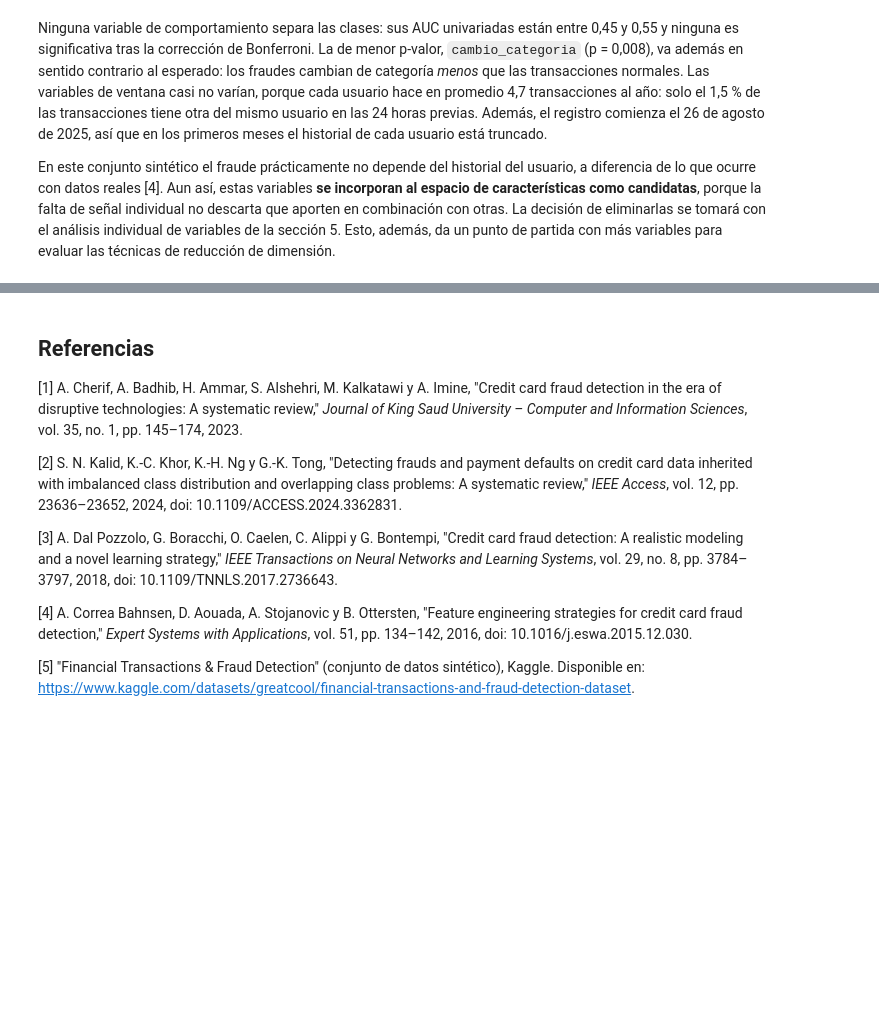
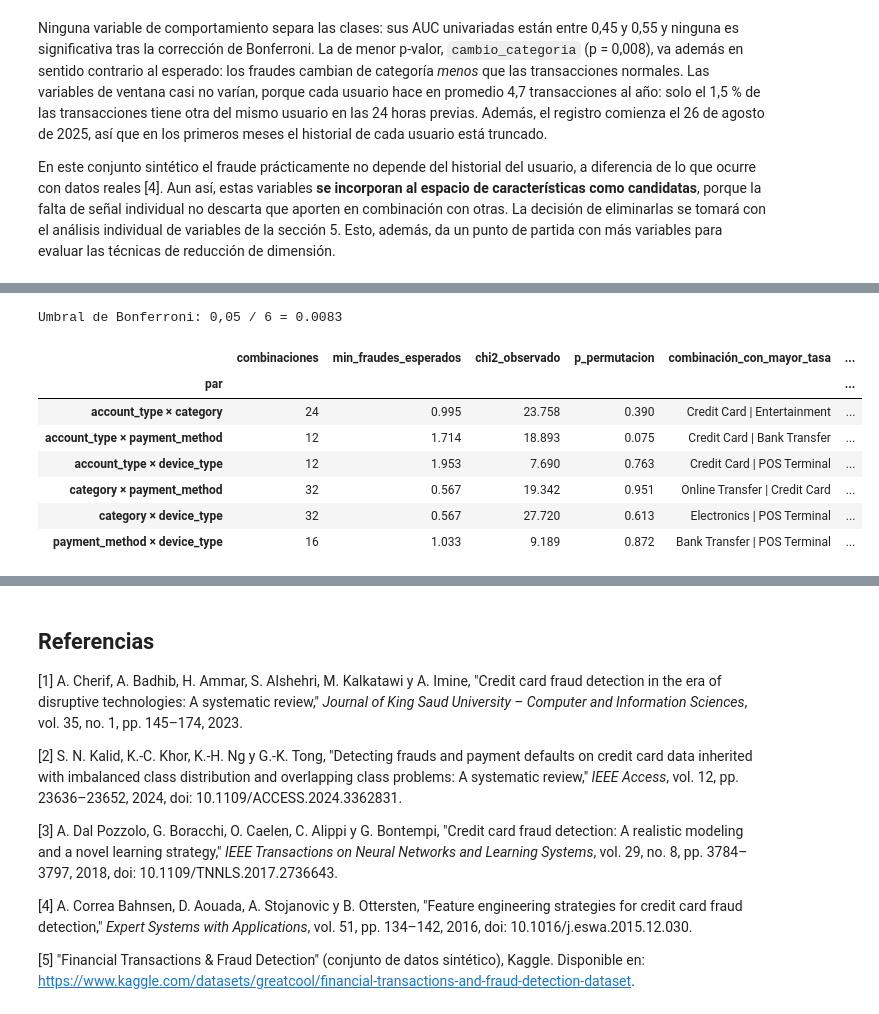
Before and after one commit to SamuelPuerta/FinancialTransactions-FraudDetection-Model, a Jupyter notebook: notebooks/01_descripcion_problema.ipynb, the cells around one changed output, grey strips where cells are left out. Cells and saved outputs as stored; diff of their text form; code cells hidden in the pictures; blank space fills up the shorter version.

```diff
--- a/notebooks/01_descripcion_problema.ipynb
+++ b/notebooks/01_descripcion_problema.ipynb
@@ -673,0 +842,33 @@ En este conjunto sintético el fraude prácticamente no depende del historial de
+# %%
+PARES = [
+    ("account_type", "category"), ("account_type", "payment_method"), ("account_type", "device_type"),
+    ("category", "payment_method"), ("category", "device_type"), ("payment_method", "device_type"),
+]
+filas = []
+for a, b in PARES:
+    df["_par"] = df[a] + " | " + df[b]
+    observado, p = prueba_permutacion("_par", permutaciones=2000)
+    tasa = df.groupby("_par")["is_fraud"].agg(["mean", "size"]).sort_values("mean")
+    filas.append({
+        "par": f"{a} × {b}",
+        "combinaciones": len(tasa),
+        "min_fraudes_esperados": (tasa["size"] * df["is_fraud"].mean()).min(),
+        "chi2_observado": observado,
+        "p_permutacion": p,
+        "combinación_con_mayor_tasa": tasa.index[-1],
+        "tasa_máxima_%": 100 * tasa["mean"].iloc[-1],
+        "n_combinación": tasa["size"].iloc[-1],
+    })
+df = df.drop(columns="_par")
+print(f"Umbral de Bonferroni: 0,05 / {len(PARES)} = {0.05 / len(PARES):.4f}")
+pd.DataFrame(filas).set_index("par")
+# %% [output]
+Umbral de Bonferroni: 0,05 / 6 = 0.0083
+|  | combinaciones | min_fraudes_esperados | chi2_observado | p_permutacion | combinación_con_mayor_tasa | ... |
+| par |  |  |  |  |  | ... |
+| account_type × category | 24 | 0.995 | 23.758 | 0.390 | Credit Card | Entertainment | ... |
+| account_type × payment_method | 12 | 1.714 | 18.893 | 0.075 | Credit Card | Bank Transfer | ... |
+| account_type × device_type | 12 | 1.953 | 7.690 | 0.763 | Credit Card | POS Terminal | ... |
+| category × payment_method | 32 | 0.567 | 19.342 | 0.951 | Online Transfer | Credit Card | ... |
+| category × device_type | 32 | 0.567 | 27.720 | 0.613 | Electronics | POS Terminal | ... |
+| payment_method × device_type | 16 | 1.033 | 9.189 | 0.872 | Bank Transfer | POS Terminal | ... |
```
Also changed, not shown: parts of 20 cells of this notebook, 10 other files.
